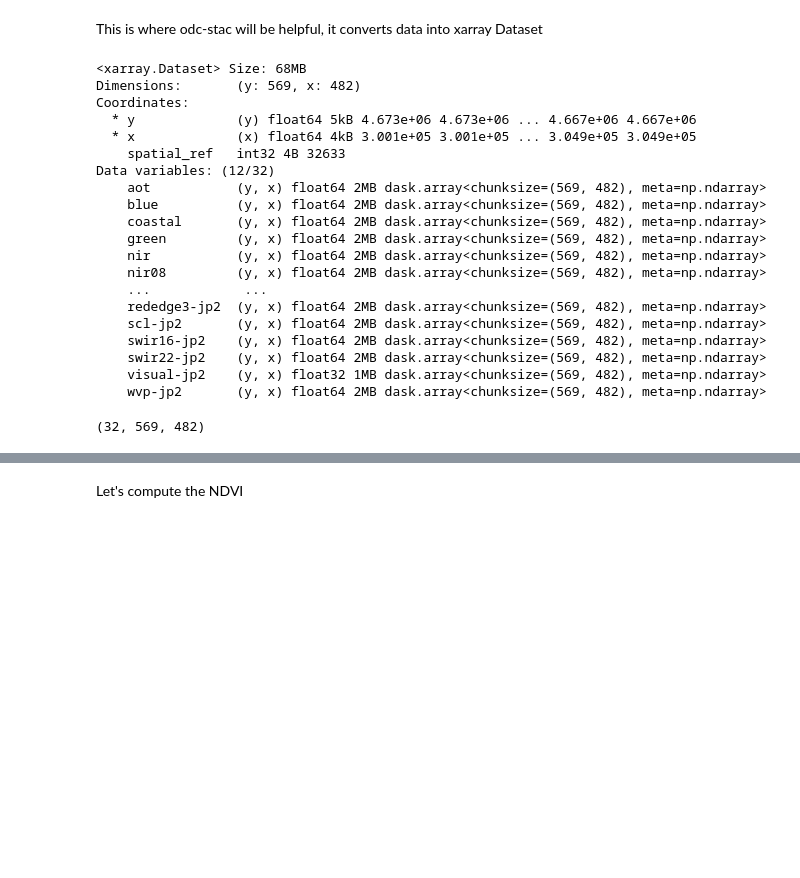
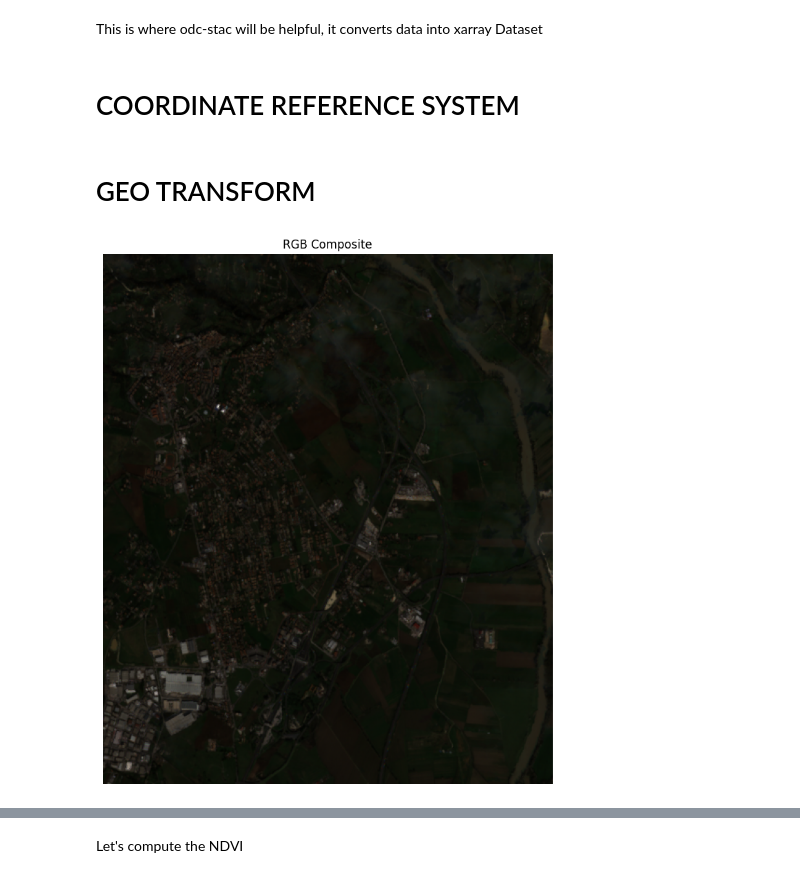
Before and after one commit to SimBoex/RemoteSensing, a Jupyter notebook: Measuring_NDVI.ipynb, the cells around one changed output, grey strips where cells are left out. Drawn from its saved outputs; the diff is of its cells as text; code cells hidden in the pictures; blank space fills up the shorter version.

```diff
--- a/Measuring_NDVI.ipynb
+++ b/Measuring_NDVI.ipynb
@@ -104,34 +80,9 @@ def ReverseScalingFactor(band,prop):
 
 data["nir"] = data["nir"] * ReverseScalingFactor('nir', 'scale')
 data["red"] = data["red"] * ReverseScalingFactor('red', 'scale')
-
+data["blue"] = data["blue"] * ReverseScalingFactor('blue', 'scale')
+data["green"] = data["green"] * ReverseScalingFactor('green', 'scale')
 
 # i proceed with creating an aggregated median image
 median_img = data.median(dim='time')
-print(median_img)
+#print(median_img)
-# %% [output]
-<xarray.Dataset> Size: 68MB
-Dimensions:       (y: 569, x: 482)
-Coordinates:
-  * y             (y) float64 5kB 4.673e+06 4.673e+06 ... 4.667e+06 4.667e+06
-  * x             (x) float64 4kB 3.001e+05 3.001e+05 ... 3.049e+05 3.049e+05
-    spatial_ref   int32 4B 32633
-Data variables: (12/32)
-    aot           (y, x) float64 2MB dask.array<chunksize=(569, 482), meta=np.ndarray>
-    blue          (y, x) float64 2MB dask.array<chunksize=(569, 482), meta=np.ndarray>
-    coastal       (y, x) float64 2MB dask.array<chunksize=(569, 482), meta=np.ndarray>
-    green         (y, x) float64 2MB dask.array<chunksize=(569, 482), meta=np.ndarray>
-    nir           (y, x) float64 2MB dask.array<chunksize=(569, 482), meta=np.ndarray>
-    nir08         (y, x) float64 2MB dask.array<chunksize=(569, 482), meta=np.ndarray>
-    ...            ...
-    rededge3-jp2  (y, x) float64 2MB dask.array<chunksize=(569, 482), meta=np.ndarray>
-    scl-jp2       (y, x) float64 2MB dask.array<chunksize=(569, 482), meta=np.ndarray>
-    swir16-jp2    (y, x) float64 2MB dask.array<chunksize=(569, 482), meta=np.ndarray>
-    swir22-jp2    (y, x) float64 2MB dask.array<chunksize=(569, 482), meta=np.ndarray>
-    visual-jp2    (y, x) float32 1MB dask.array<chunksize=(569, 482), meta=np.ndarray>
-    wvp-jp2       (y, x) float64 2MB dask.array<chunksize=(569, 482), meta=np.ndarray>
-# %%
-median_dataarray = median_img.to_array('band')
-median_dataarray.shape
-# %% [output]
-(32, 569, 482)
@@ -140,0 +89,17 @@ show(img)
+# %% [markdown]
+# COORDINATE REFERENCE SYSTEM
+# %% [markdown]
+# GEO TRANSFORM
+# %%
+RED = median_img["red"]
+BLUE = median_img["blue"]
+GREEN = median_img["green"]
+bands = [RED,GREEN,BLUE]
+rgb_image = np.dstack(bands)
+plt.figure(figsize=(10, 10))
+plt.title(f'RGB Composite')
+plt.imshow(rgb_image)
+plt.axis('off')
+plt.show()
+# %% [output]
+[figure, added]
```
Also changed, not shown: parts of 16 cells of this notebook, 5 other files.
